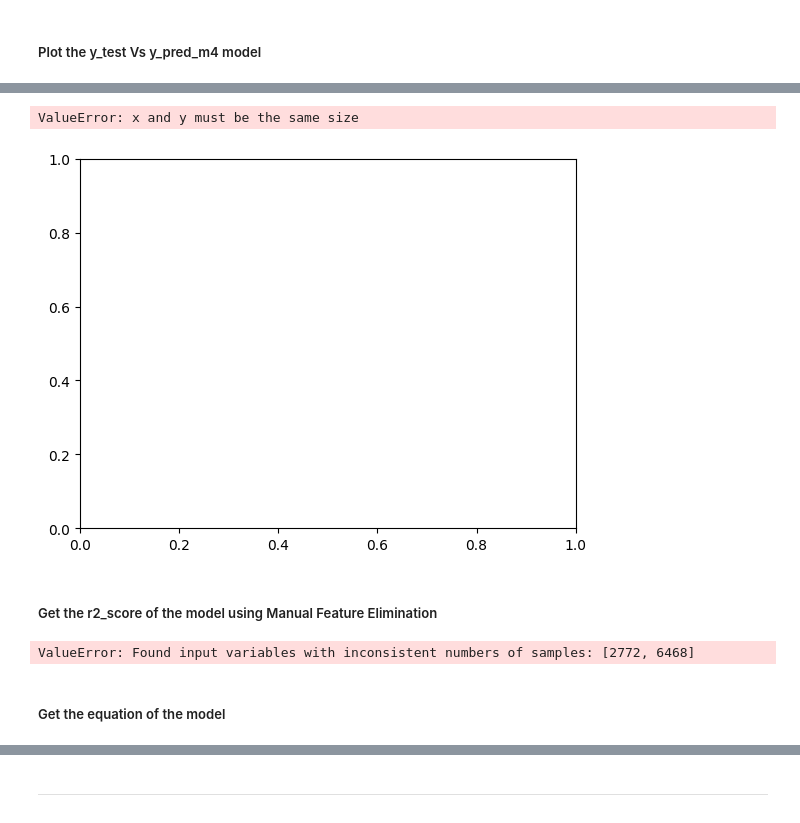
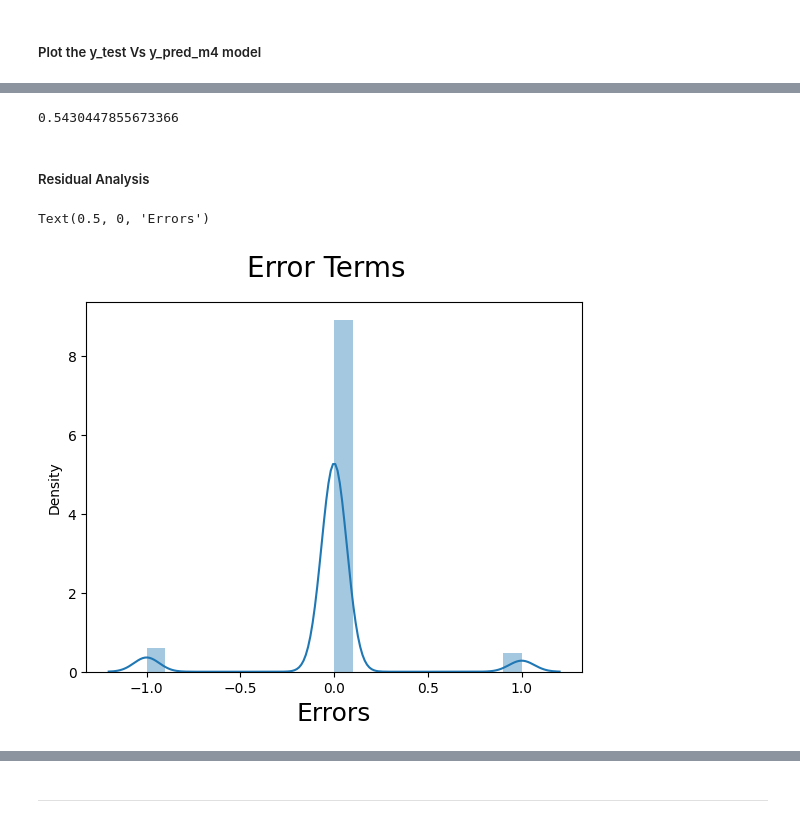
Before and after one commit to vmahawar/lead-scoring-case-study, a Jupyter notebook: lead-scoring-case-study.ipynb, the cells around one changed output, grey strips where cells are left out. Saved outputs shown, nothing was run; the diff lists cells and outputs as text; code cells hidden in the pictures.

Commit message:
Lead Scoring Case Study Notebook Updated

```diff
--- a/lead-scoring-case-study.ipynb
+++ b/lead-scoring-case-study.ipynb
@@ -789,0 +646,5 @@ plt.show()
+# %%
+# Apply get_dummies to the entire dataset
+X_dummies = pd.get_dummies(X, drop_first=True)
+
+X_dummies.shape
@@ -789,0 +674,4 @@ plt.show()
+# %%
+# Fit the final logistic regression model
+log_reg_final = LogisticRegression(max_iter=1000, random_state=42)
+log_reg_final.fit(X_train[selected_features], y_train)
@@ -789,0 +680,4 @@ plt.show()
+# %%
+# Predict probabilities and calculate lead scores
+y_test_probs = log_reg_final.predict_proba(X_test[selected_features])[:, 1]
+lead_scores = (y_test_probs * 100).round(2)
@@ -812,3 +735,23 @@ where,
 The variable names inside the 'r2_score' function can be different based on the variable names you have chosen.
 # %% [markdown]
 ##### Plot the y_test Vs y_pred_m4 model
+# %%
+
+# Evaluate the model
+y_test_pred = (y_test_probs >= 0.5).astype(int)
+
+accuracy = accuracy_score(y_test, y_test_pred)
+precision = precision_score(y_test, y_test_pred)
+recall = recall_score(y_test, y_test_pred)
+f1 = f1_score(y_test, y_test_pred)
+roc_auc = roc_auc_score(y_test, y_test_probs)
+conf_matrix = confusion_matrix(y_test, y_test_pred)
+
+metrics = {
+    "Accuracy": accuracy,
+    "Precision": precision,
+    "Recall": recall,
+    "F1 Score": f1,
+    "ROC AUC Score": roc_auc
+}
+metrics
@@ -815,20 +770,16 @@ The variable names inside the 'r2_score' function can be different based on the
+# %%
+from sklearn.metrics import r2_score
+r2_score(y_test, y_test_pred)
+# %% [output]
+0.5430447855673366
+# %% [markdown]
+##### Residual Analysis
 # %%
-# Plotting y_test and y_pred_m4 to understand the spread
-
+# Plot the histogram of the error terms
 fig = plt.figure()
-plt.scatter(y_test, y_pred)
-fig.suptitle('y_test vs y_pred_m4', fontsize = 20)              # Plot heading
-plt.xlabel('y_test', fontsize = 18)                          # X-label
-plt.ylabel('y_pred', fontsize = 16)
+sns.distplot((y_test - y_test_pred), bins = 20)
+fig.suptitle('Error Terms', fontsize = 20)                  # Plot heading
+plt.xlabel('Errors', fontsize = 18)                         # X-label
 # %% [output]
-ValueError: x and y must be the same size
+Text(0.5, 0, 'Errors')
-[figure, old version]
+[figure, new version]
-# %% [markdown]
-##### Get the r2_score of the model using Manual Feature Elimination
-# %%
-from sklearn.metrics import r2_score
-r2_score(y_test, y_pred)
-# %% [output]
-ValueError: Found input variables with inconsistent numbers of samples: [2772, 6468]
-# %% [markdown]
-##### Get the equation of the model
```
Also changed, not shown: parts of 42 cells of this notebook.
